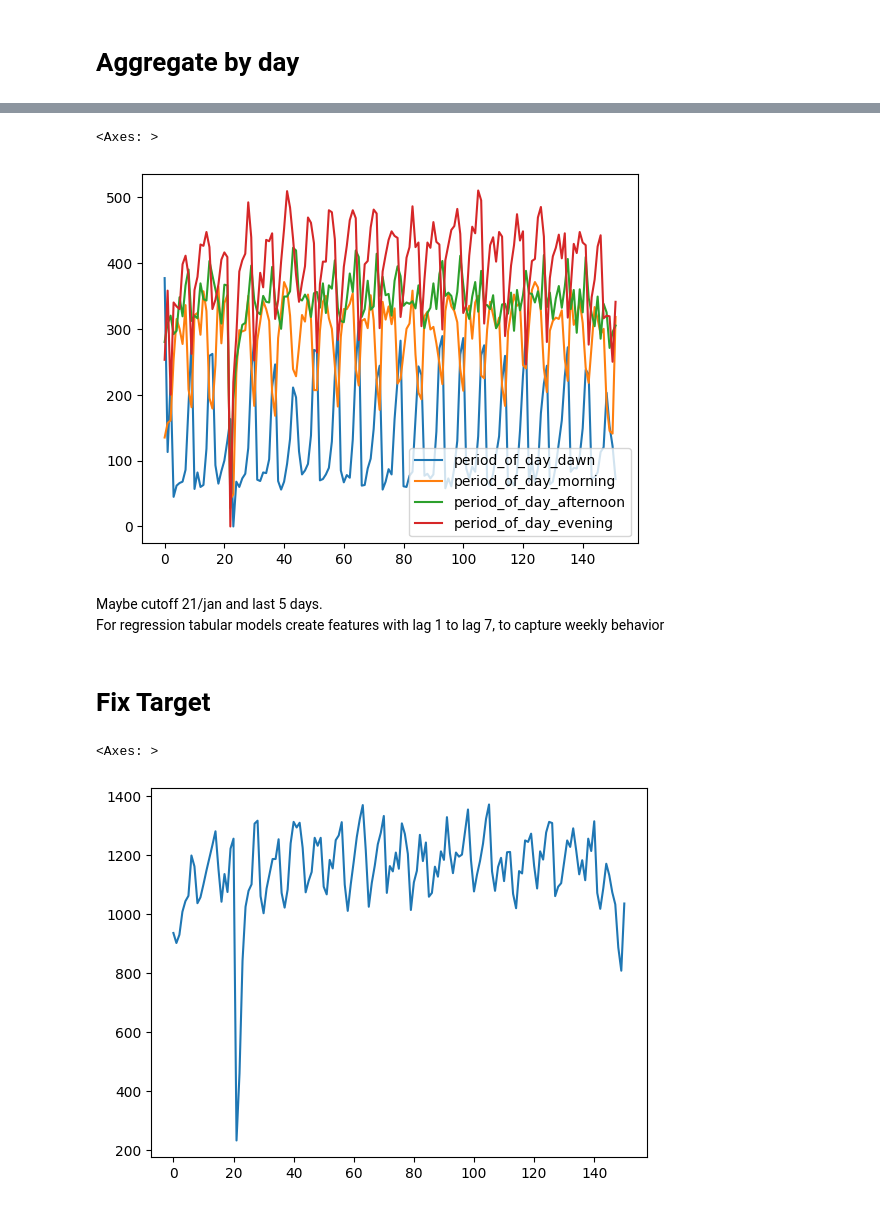
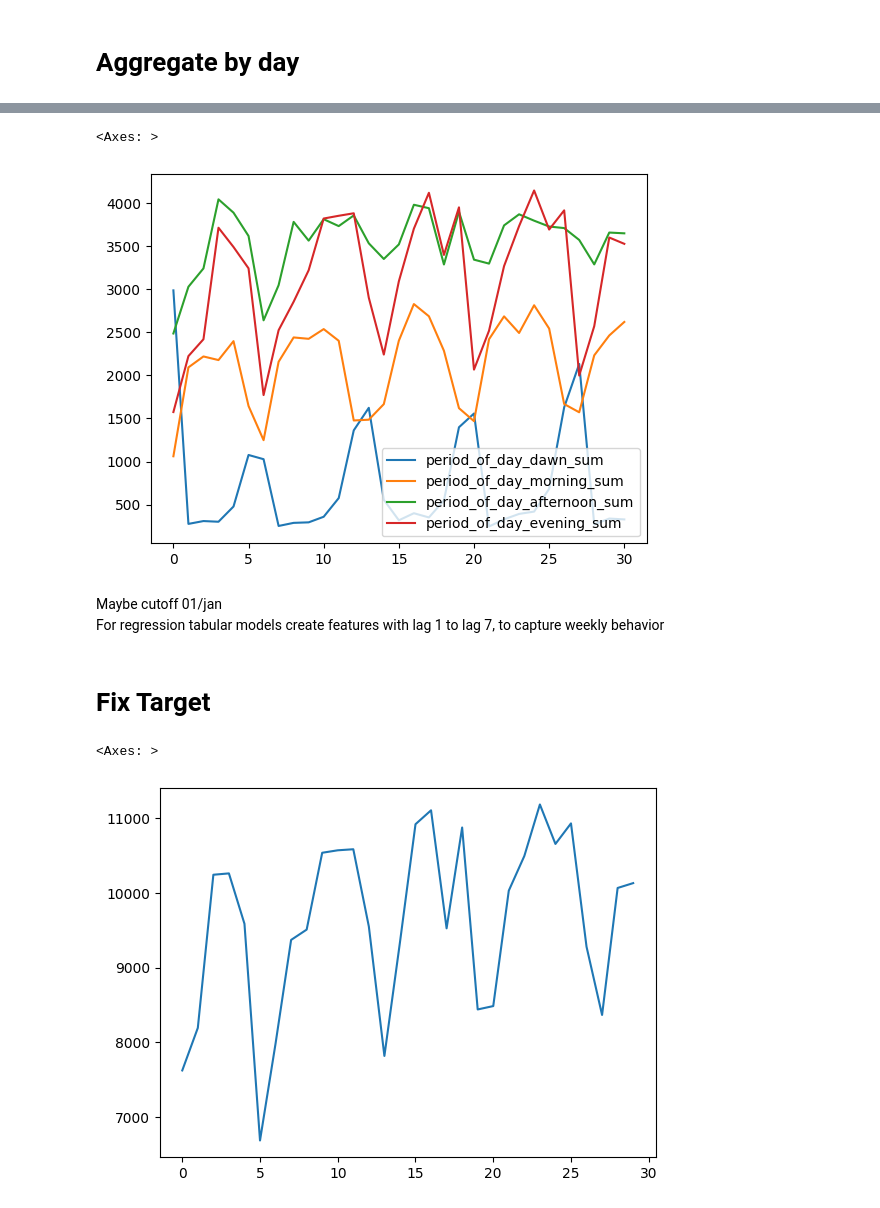
Before and after one commit to TiFalcom/ny-taxi, a Jupyter notebook: notebooks/05-Group-Features.ipynb, the cells around one changed output, grey strips where cells are left out. Drawn from its saved outputs; the diff is of its cells as text; code cells hidden in the pictures.

```diff
--- a/notebooks/05-Group-Features.ipynb
+++ b/notebooks/05-Group-Features.ipynb
@@ -42,18 +23,14 @@ def p99(x):
 
 def p75(x):
     return x.quantile(0.75)
-# %%
-# Start with basic ones to create a baseline
-df['year_month_day'] = df['pickup_datetime'].apply(lambda x:datetime.strftime(x, '%Y%m%d')).astype(int)
 # %%
 # Need to onehot encode clusters and vendors, to aggregate properly
 
 df_agg = df.groupby('year_month_day').agg({
-        'vendor_id' : 'count',
-        'max_temperature_normal_f' : 'max',
-        'min_temperature_normal_f' : 'max',
-        'daily_preciptation_normal_inches' : 'max',
-        'passenger_count' : 'sum',
+        'VendorID' : 'count',
+        'Maximum' : 'max',
+        'Minimum' : 'max',
+        'passenger_count' : ['sum', 'count'],
         'day_of_week' : 'max',
         'period_of_day_dawn' : 'sum',
         'period_of_day_morning' : 'sum',
@@ -77,2 +39,0 @@ features_rename = [
-# %%
-df_agg.columns = features_rename
@@ -79,14 +50,16 @@ df_agg.columns = features_rename
+# %%
+df_agg.columns = [f'{col[0]}_{col[1]}' if col[1] != '' else f'{col[0]}' for col in df_agg.columns]
 # %%
 # Maybe cutoff 21/jan and last 5 days
-df_agg.sort_values(by='year_month_day')[['period_of_day_dawn',
-                                         'period_of_day_morning',
-                                         'period_of_day_afternoon',
-                                         'period_of_day_evening']].plot()
+df_agg.sort_values(by='year_month_day')[['period_of_day_dawn_sum',
+                                         'period_of_day_morning_sum',
+                                         'period_of_day_afternoon_sum',
+                                         'period_of_day_evening_sum']].plot()
 # %% [output]
 <Axes: >
-[figure, old version]
+[figure, new version]
 # %% [markdown]
-Maybe cutoff 21/jan and last 5 days.
+Maybe cutoff 01/jan
 For regression tabular models create features with lag 1 to lag 7, to capture weekly behavior
 # %% [markdown]
 # Fix Target
@@ -98,7 +71,7 @@ df_agg = df_agg.iloc[:-1].reset_index(drop=True)
 df_agg.qty_travels.plot()
 # %% [output]
 <Axes: >
-[figure, old version]
+[figure, new version]
 # %%
 df_agg.head()
 # %% [output]
```
Also changed, not shown: parts of 8 cells of this notebook, 21 other files.
